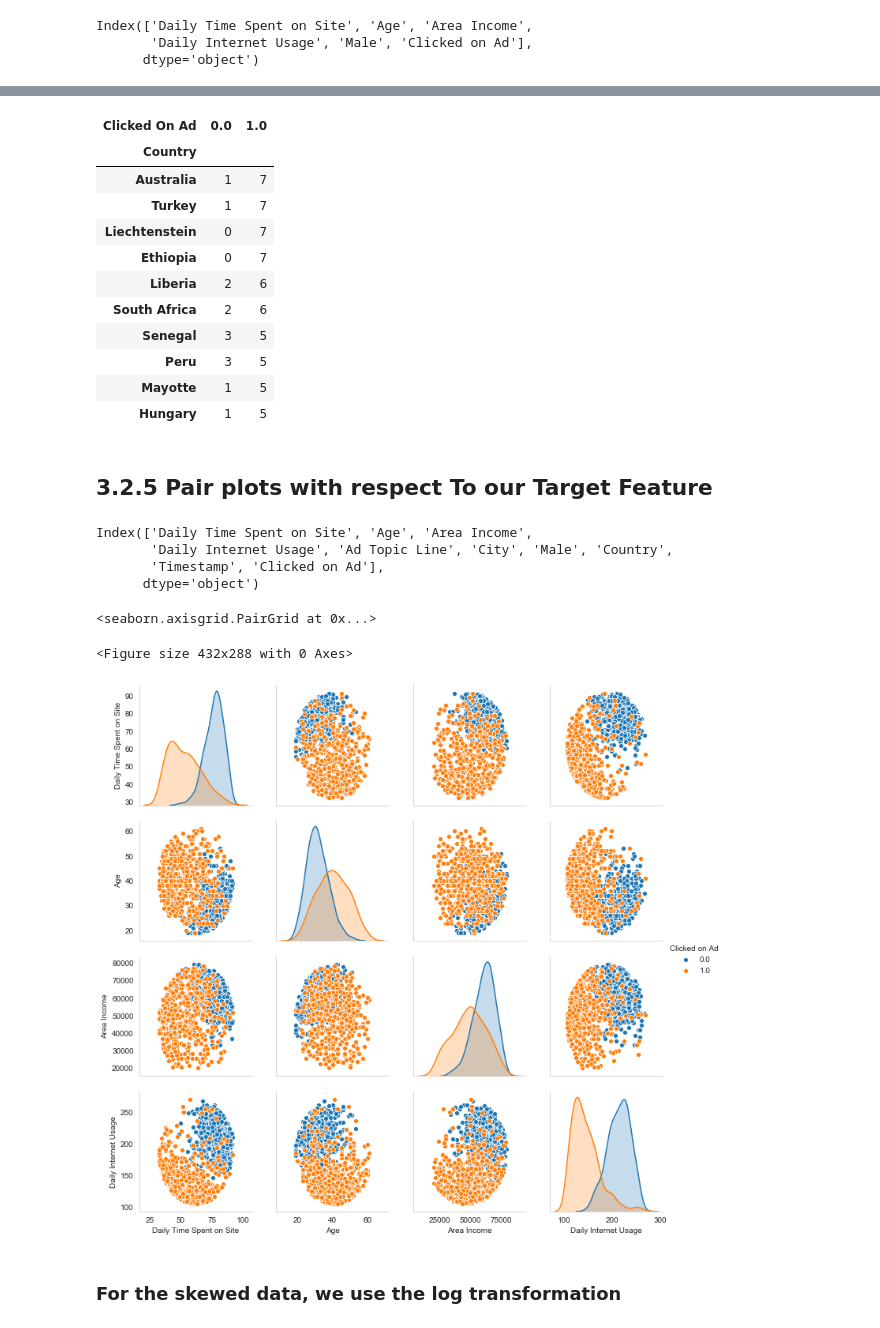
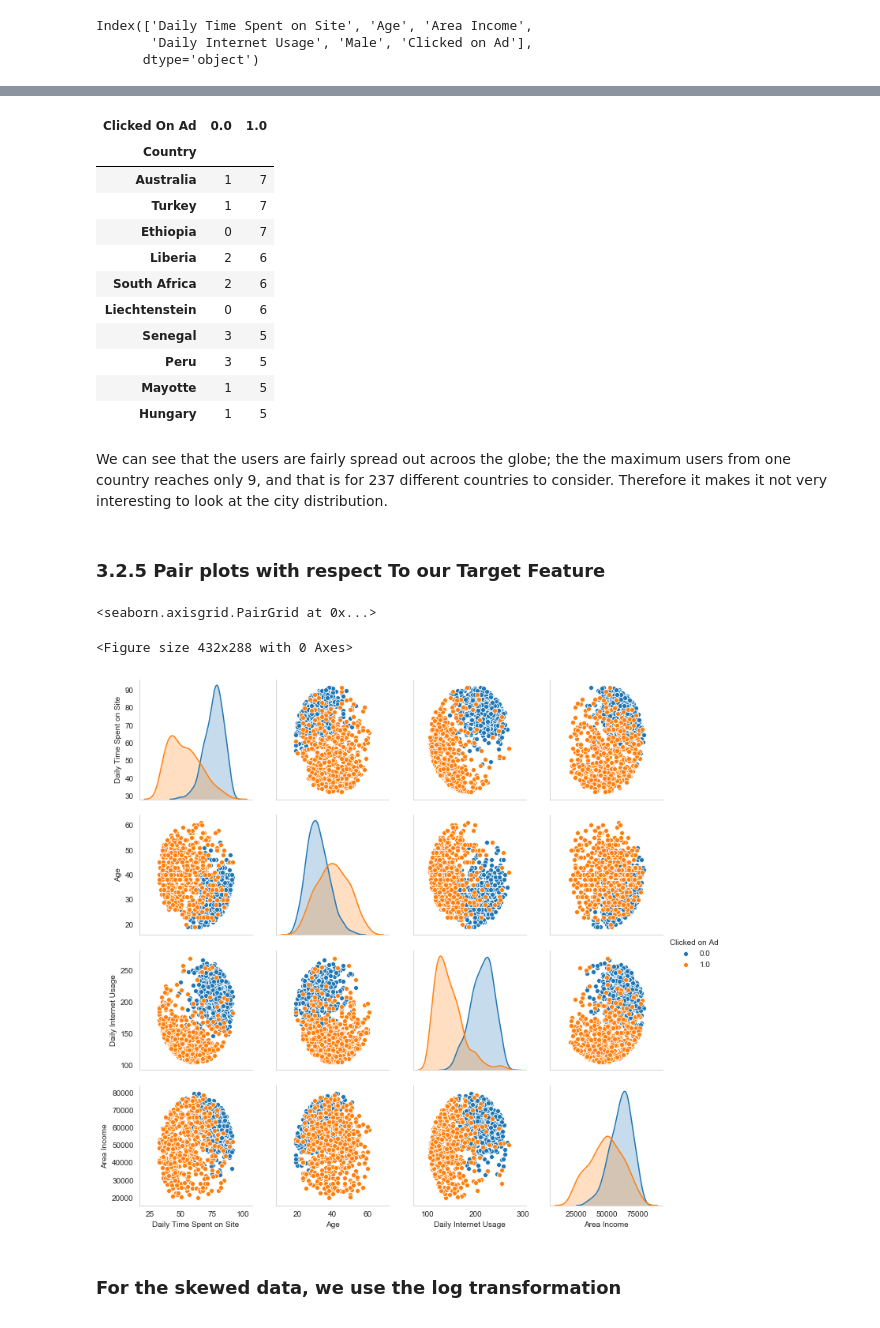
Before and after one commit to rui-ren/Data-Science-Notes, a Jupyter notebook: data_challenges/Advertising_Click_estimation/Advertising_Rui.ipynb, the cells around one changed output, grey strips where cells are left out. Saved outputs shown, nothing was run; the diff lists cells and outputs as text; code cells hidden in the pictures.

```diff
--- a/data_challenges/Advertising_Click_estimation/Advertising_Rui.ipynb
+++ b/data_challenges/Advertising_Click_estimation/Advertising_Rui.ipynb
@@ -331,5 +436,7 @@ sns.distplot(df_outlier_rm['Area Income'])
 # %%
 # show the info of the data
+sns.set_style("whitegrid", {'axes.grid' : False})
+
 def data_info(data):
     return data.info()
 
@@ -338,6 +445,7 @@ def creating_boxplots(size, target, features, data):
     for i in range(len(features)):
         plt.subplot(5, 3, i+1)
         sns.boxplot(x=target, y=features[i], data=data)
+        plt.grid(False)
 
 def creating_distplot(size, data, features):
     plt.figure(figsize=size)
@@ -347,7 +455,7 @@ def creating_distplot(size, data, features):
 
 def crossCorrelation(data):
     corr = data.corr()
-    plt.figure(figsize=(10,6))
+    plt.figure(figsize=(8,6))
     sns.heatmap(corr,
                 cmap='Blues',
                 xticklabels=corr.columns.values,
@@ -358,3 +464,6 @@ def crossCorrelation(data):
 df_new = pd.concat([df_outlier_rm, df[df.columns[4:]]], axis=1).dropna()
 # %%
 num_vars = df_new.select_dtypes(exclude=['object', 'datetime64']).columns
+# %%
+plt.rcParams["patch.force_edgecolor"] = False
+creating_distplot((16,18), df_new, num_vars)
@@ -364,9 +475,3 @@ num_vars
 Index(['Daily Time Spent on Site', 'Age', 'Area Income',
        'Daily Internet Usage', 'Male', 'Clicked on Ad'],
       dtype='object')
-# %%
-# get rid of the daily internet usage < actually daily time spend on site
-df_new['delta'] = df_new['Daily Internet Usage'] - df_new['Daily Time Spent on Site']
-# %%
-df_new = df_new[df_new['delta'] >= 0]
-# df_new = df_new.drop('delta', axis=1)
@@ -439,41 +542,46 @@ table_clicked_country = pd.crosstab(df_new["Country"],
                                     rownames=["Country"],
                                     colnames=["Clicked On Ad"])
 
-table_clicked_country.sort_values(1, 0, ascending=False).head(10)
+table_clicked_country.sort_values(1, ascending=False).head(10)
 # %% [output]
 | Clicked On Ad | 0.0 | 1.0 |
 | Country |  |  |
 | Australia | 1 | 7 |
 | Turkey | 1 | 7 |
-| Liechtenstein | 0 | 7 |
 | Ethiopia | 0 | 7 |
 | Liberia | 2 | 6 |
 | South Africa | 2 | 6 |
+| Liechtenstein | 0 | 6 |
 | Senegal | 3 | 5 |
 | Peru | 3 | 5 |
 | Mayotte | 1 | 5 |
 | Hungary | 1 | 5 |
+# %% [markdown]
+We can see that the users are fairly spread out acroos the globe; the the maximum users from one country reaches only 9, and that is for 237 different countries to consider. Therefore it makes it not very interesting to look at the city distribution.
 # %% [markdown]
-## 3.2.5 Pair plots with respect To our Target Feature
+### 3.2.5 Pair plots with respect To our Target Feature
-# %%
-df_new.columns
-# %% [output]
-Index(['Daily Time Spent on Site', 'Age', 'Area Income',
-       'Daily Internet Usage', 'Ad Topic Line', 'City', 'Male', 'Country',
-       'Timestamp', 'Clicked on Ad'],
-      dtype='object')
 # %%
 sns.set_style("whitegrid", {'axes.grid' : False})
 plt.figure()
-customized_feature = ['Daily Time Spent on Site', 'Age', 'Area Income', 'Daily Internet Usage']
+# we choose the customized feature
+customized_feature = ['Daily Time Spent on Site', 'Age',  'Daily Internet Usage', 'Area Income']
 sns.pairplot(data=df_new,
              vars = customized_feature,
              hue="Clicked on Ad",
              dropna=True)
+#Create an instance of the PairGrid class
+# grid = sns.PairGrid(data=df_new,
+#                     vars=customized_feature,
+#                     hue="Clicked on Ad",
+#                     height=3)
+# # Map a scatter plot to the upper triangle
+# grid = grid.map_diag(sns.kdeplot, legend = False)
+# grid = grid.map_upper(sns.scatterplot)
+# grid = grid.map_lower(sns.kdeplot)
 # %% [output]
 <seaborn.axisgrid.PairGrid at 0x...>
 <Figure size 432x288 with 0 Axes>
-[figure, old version]
+[figure, new version]
 # %% [markdown]
 ### For the skewed data, we use the log transformation
 # %% [markdown]
```
Also changed, not shown: parts of 119 cells of this notebook, 1 other file.
